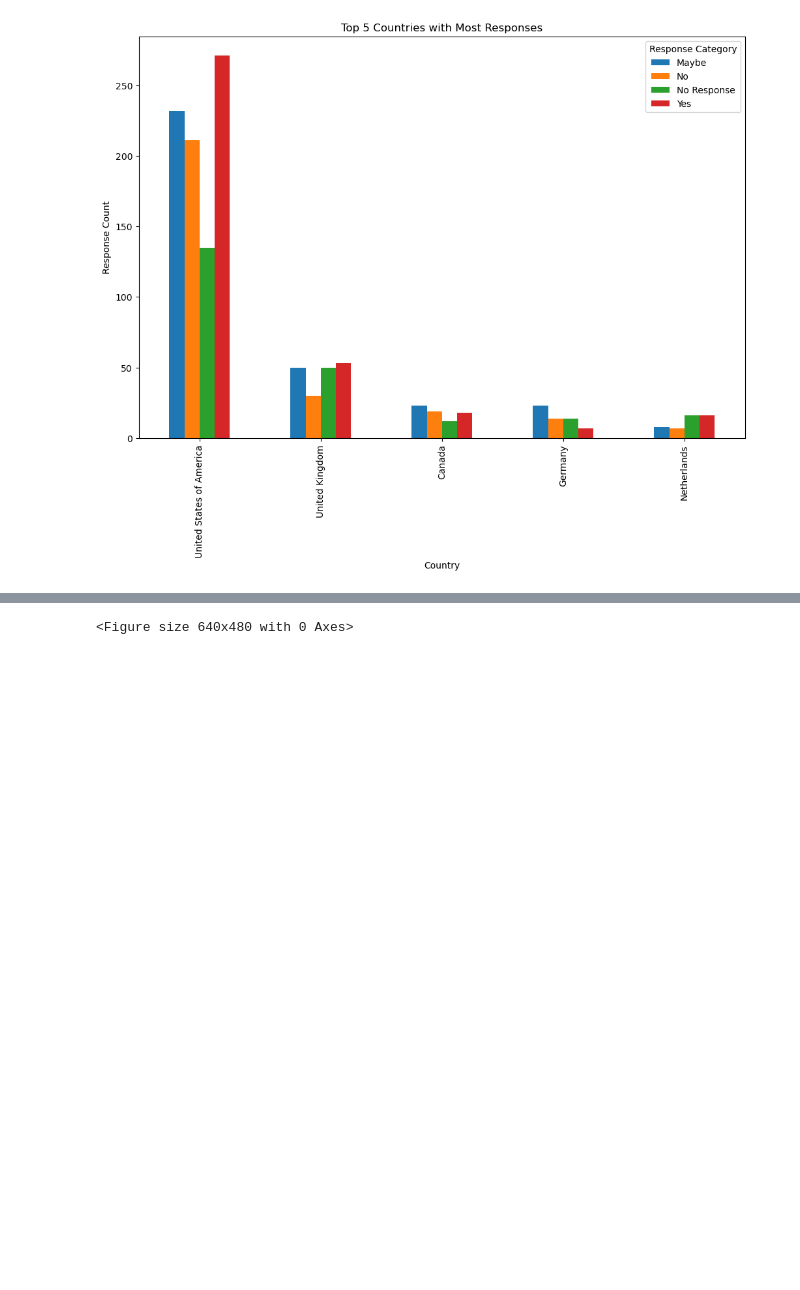
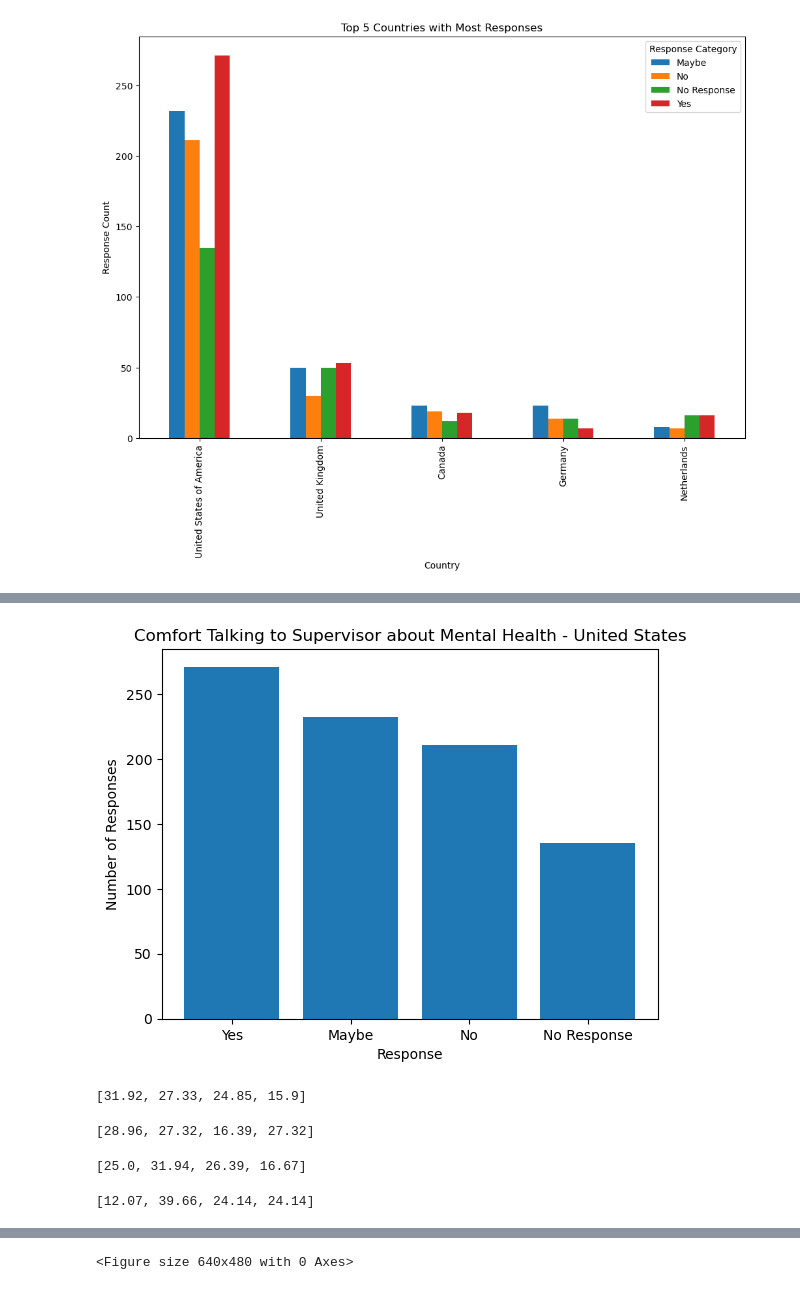
Before and after one commit to SecondHandSushi/Project-1-Mental-Tech, a Jupyter notebook: Country Analysis.ipynb, the cells around one changed output, grey strips where cells are left out. Cells and saved outputs as stored; diff of their text form; code cells hidden in the pictures; blank space fills up the shorter version.

Commit message:
Country Figures

```diff
--- a/Country Analysis.ipynb
+++ b/Country Analysis.ipynb
@@ -178,0 +197,77 @@ plt.show()
+# %%
+# create a dataframe that looks at each top 5 country responses to the discussing mental health with current supervisor question
+usa_2016 = s_2016_data.loc[s_2016_data["country"] == "United States of America", :]
+usa_mh_2016 = usa_2016[["country","comf_discuss_mh_disorder_cur_superv"]]
+uk_2016 = s_2016_data.loc[s_2016_data["country"] == "United Kingdom", :]
+uk_mh_2016 = uk_2016[["country","comf_discuss_mh_disorder_cur_superv"]]
+canada_2016 = s_2016_data.loc[s_2016_data["country"] == "Canada", :]
+canada_mh_2016 = canada_2016[["country","comf_discuss_mh_disorder_cur_superv"]]
+germany_2016 = s_2016_data.loc[s_2016_data["country"] == "Germany", :]
+germany_mh_2016 = germany_2016[["country","comf_discuss_mh_disorder_cur_superv"]]
+netherlands_2016 = s_2016_data.loc[s_2016_data["country"] == "Netherlands", :]
+netherlands_mh_2016 = netherlands_2016[["country","comf_discuss_mh_disorder_cur_superv"]]
+
+# create a new dataframe that counts the values for each response
+usa_counts = pd.DataFrame(usa_mh_2016["comf_discuss_mh_disorder_cur_superv"].value_counts())
+usa_counts.index.names = ["USA Response"]
+uk_counts = pd.DataFrame(uk_mh_2016["comf_discuss_mh_disorder_cur_superv"].value_counts())
+uk_counts.index.names = ["UK Response"]
+canada_counts = pd.DataFrame(canada_mh_2016["comf_discuss_mh_disorder_cur_superv"].value_counts())
+canada_counts.index.names = ["Canada Response"]
+germany_counts = pd.DataFrame(germany_mh_2016["comf_discuss_mh_disorder_cur_superv"].value_counts())
+germany_counts.index.names = ["Germany Response"]
+netherlands_counts = pd.DataFrame(netherlands_mh_2016["comf_discuss_mh_disorder_cur_superv"].value_counts())
+netherlands_counts.index.names = ["Netherlands Response"]
+
+plt.bar(usa_counts.index,usa_counts["count"])
+plt.title("Comfort Talking to Supervisor about Mental Health - United States")
+plt.xlabel("Response")
+plt.ylabel("Number of Responses")
+#plt.savefig("Figures/USA Comfort Level.png")
+plt.show()
+# %% [output]
+[figure, added]
+# %%
+# find the percentages of total response for each type of response
+usa_response_sum = usa_counts["count"].sum()
+usa_yes_percentage = round(271/usa_response_sum*100, 2)
+usa_maybe_percentage = round(232/usa_response_sum*100, 2)
+usa_no_percentage = round(211/usa_response_sum*100, 2)
+usa_no_resp_percentage = round(135/usa_response_sum*100, 2)
+usa_percentages = [usa_yes_percentage,usa_maybe_percentage,usa_no_percentage,usa_no_resp_percentage]
+print(usa_percentages)
+# %% [output]
+[31.92, 27.33, 24.85, 15.9]
+# %%
+# find the percentages of total response for each type of response
+uk_response_sum = uk_counts["count"].sum()
+uk_yes_percentage = round(53/uk_response_sum*100, 2)
+uk_maybe_percentage = round(50/uk_response_sum*100, 2)
+uk_no_percentage = round(30/uk_response_sum*100, 2)
+uk_no_resp_percentage = round(50/uk_response_sum*100, 2)
+uk_percentages = [uk_yes_percentage,uk_maybe_percentage,uk_no_percentage,uk_no_resp_percentage]
+print(uk_percentages)
+# %% [output]
+[28.96, 27.32, 16.39, 27.32]
+# %%
+# find the percentages of total response for each type of response
+canada_response_sum = canada_counts["count"].sum()
+canada_yes_percentage = round(18/canada_response_sum*100, 2)
+canada_maybe_percentage = round(23/canada_response_sum*100, 2)
+canada_no_percentage = round(19/canada_response_sum*100, 2)
+canada_no_resp_percentage = round(12/canada_response_sum*100, 2)
+canada_percentages = [canada_yes_percentage,canada_maybe_percentage,canada_no_percentage,canada_no_resp_percentage]
+print(canada_percentages)
+# %% [output]
+[25.0, 31.94, 26.39, 16.67]
+# %%
+# find the percentages of total response for each type of response
+germany_response_sum = germany_counts["count"].sum()
+germany_yes_percentage = round(7/germany_response_sum*100, 2)
+germany_maybe_percentage = round(23/germany_response_sum*100, 2)
+germany_no_percentage = round(14/germany_response_sum*100, 2)
+germany_no_resp_percentage = round(14/germany_response_sum*100, 2)
+germany_percentages = [germany_yes_percentage,germany_maybe_percentage,germany_no_percentage,germany_no_resp_percentage]
+print(germany_percentages)
+# %% [output]
+[12.07, 39.66, 24.14, 24.14]
```
Also changed, not shown: parts of 3 cells of this notebook, 3 other files.
